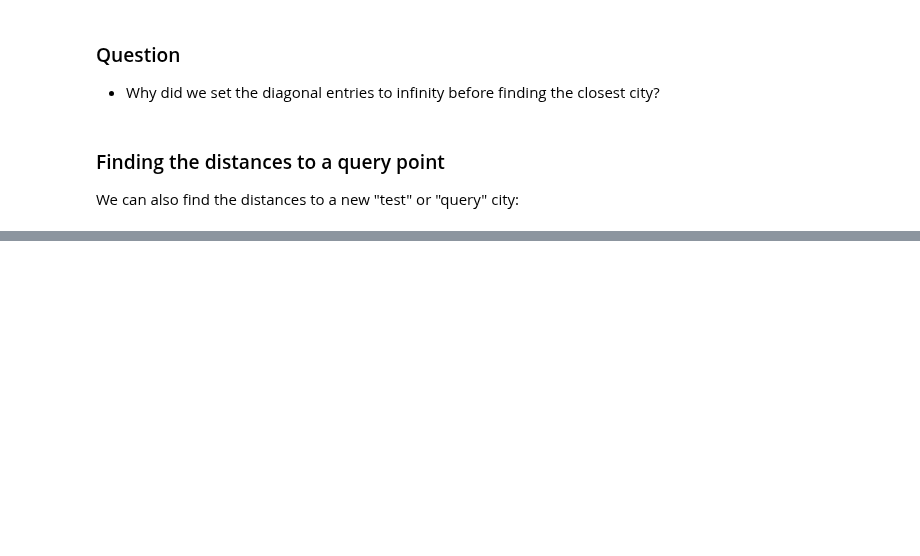
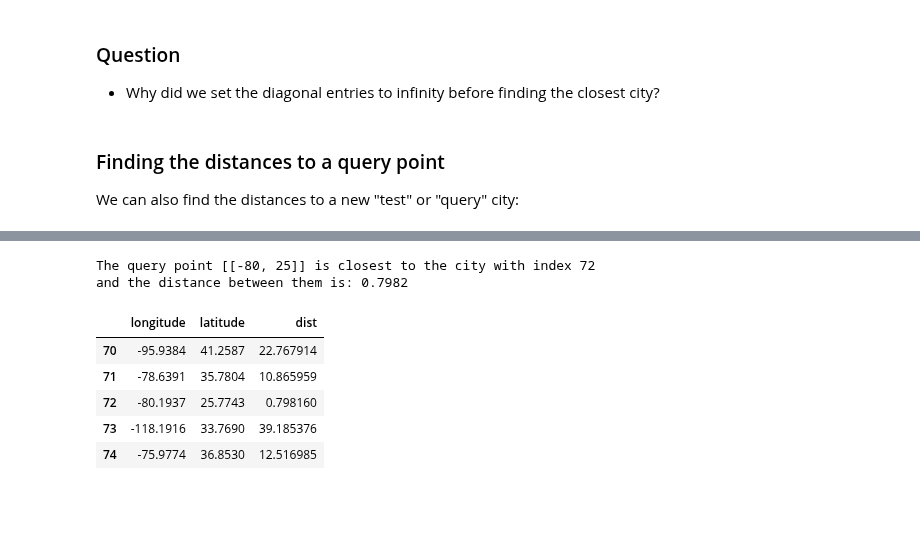
Before and after one commit to UBC-CS/cpsc330-2023s, a Jupyter notebook: lectures/04_kNNs-SVM-RBF.ipynb, the cells around one changed output, grey strips where cells are left out. Saved outputs shown, nothing was run; the diff lists cells and outputs as text; code cells hidden in the pictures; blank space fills up the shorter version.

```diff
--- a/lectures/04_kNNs-SVM-RBF.ipynb
+++ b/lectures/04_kNNs-SVM-RBF.ipynb
@@ -248,9 +354,20 @@ dists[0:10]
 # %%
-# The query point is closest to
-print(
-    "The query point %s is closest to the city with index %d and the distance between them is: %0.4f"
-    % (query_point, np.argmin(dists), dists[np.argmin(dists)])
-)
+print("The query point %s is closest to the city with index %d \n"
+      "and the distance between them is: %0.4f"
+      % (query_point, np.argmin(dists), dists[np.argmin(dists)]))
+# %% [output]
+The query point [[-80, 25]] is closest to the city with index 72
+and the distance between them is: 0.7982
+# %%
+# See the closest city (72) among some other cities with thir distances to query point
+X_cities.join(pd.DataFrame(dists, columns=['dist'])).head(np.argmin(dists) + 3).tail()
+# %% [output]
+|  | longitude | latitude | dist |
+| 70 | -95.9384 | 41.2587 | 22.767914 |
+| 71 | -78.6391 | 35.7804 | 10.865959 |
+| 72 | -80.1937 | 25.7743 | 0.798160 |
+| 73 | -118.1916 | 33.7690 | 39.185376 |
+| 74 | -75.9774 | 36.8530 | 12.516985 |
 # %% [markdown]
 <br><br>
 # %% [markdown]
```
Also changed, not shown: parts of 67 cells of this notebook.
